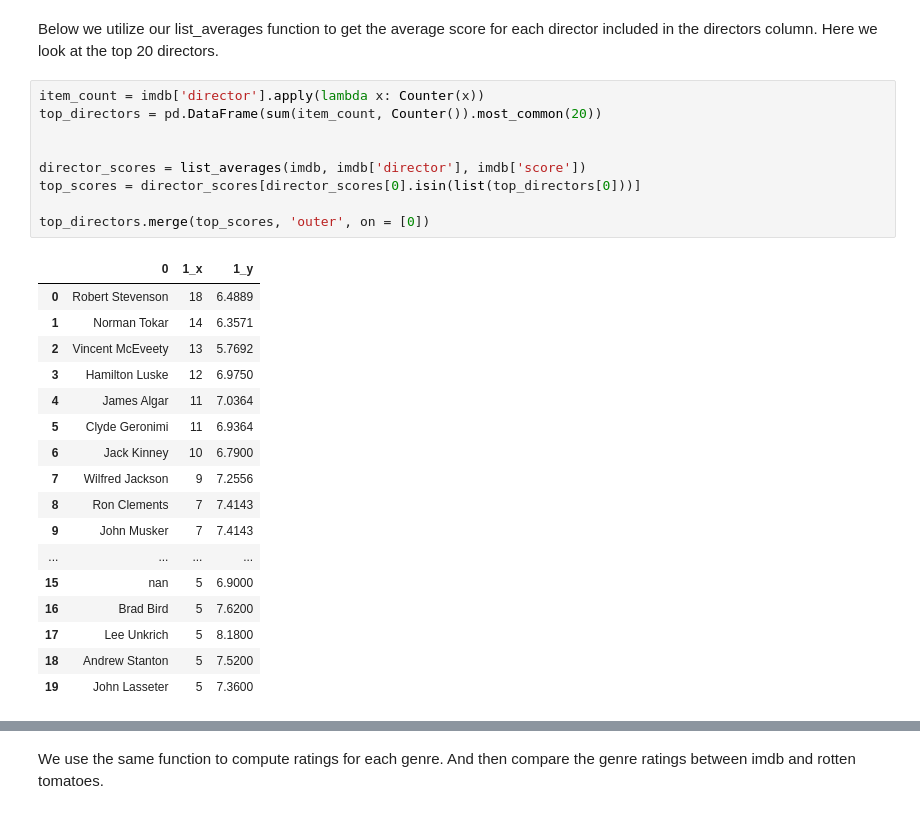
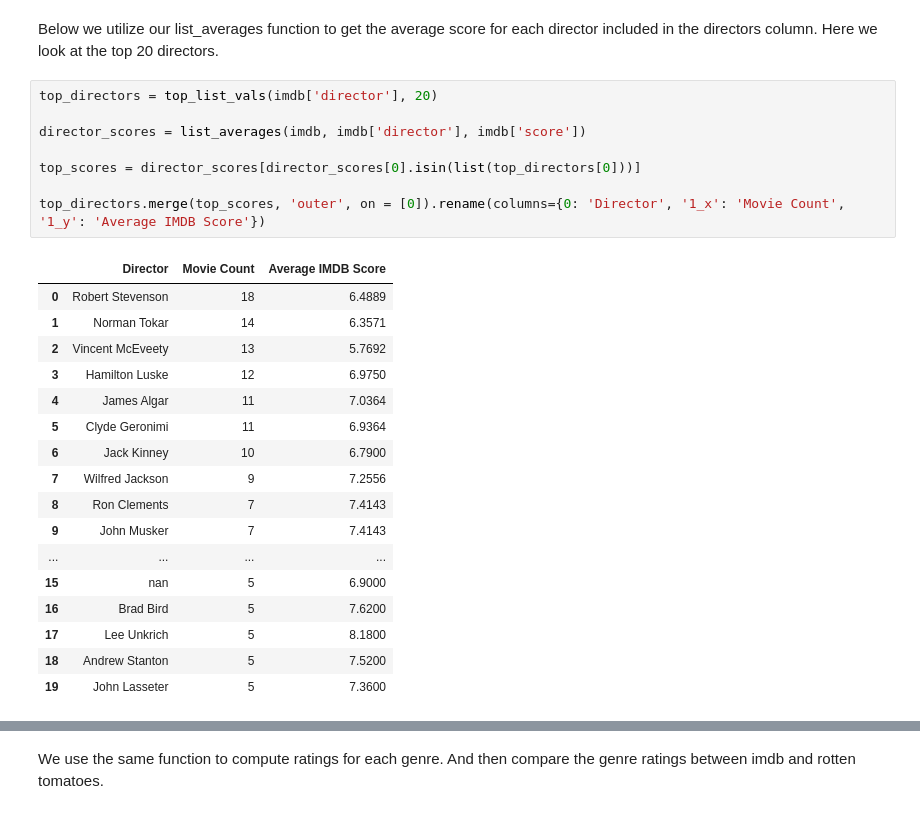
Before and after one commit to oliviahanks/Movies, a Jupyter notebook: disney_movie_analysis/analysis.ipynb, the cells around one changed output, grey strips where cells are left out. Cells and saved outputs as stored; diff of their text form.

```diff
--- a/disney_movie_analysis/analysis.ipynb
+++ b/disney_movie_analysis/analysis.ipynb
@@ -86,16 +189,15 @@ Rotten Tomatoes Score:
 # %% [markdown]
 Below we utilize our list_averages function to get the average score for each director included in the directors column. Here we look at the top 20 directors.
 # %%
-item_count = imdb['director'].apply(lambda x: Counter(x))
-top_directors = pd.DataFrame(sum(item_count, Counter()).most_common(20))
-
+top_directors = top_list_vals(imdb['director'], 20)
 
 director_scores = list_averages(imdb, imdb['director'], imdb['score'])
+
 top_scores = director_scores[director_scores[0].isin(list(top_directors[0]))]
 
-top_directors.merge(top_scores, 'outer', on = [0])
+top_directors.merge(top_scores, 'outer', on = [0]).rename(columns={0: 'Director', '1_x': 'Movie Count', '1_y': 'Average IMDB Score'})
 # %% [output]
-|  | 0 | 1_x | 1_y |
+|  | Director | Movie Count | Average IMDB Score |
 | 0 | Robert Stevenson | 18 | 6.4889 |
 | 1 | Norman Tokar | 14 | 6.3571 |
 | 2 | Vincent McEveety | 13 | 5.7692 |
```
Also changed, not shown: parts of 33 cells of this notebook, 18 other files.
